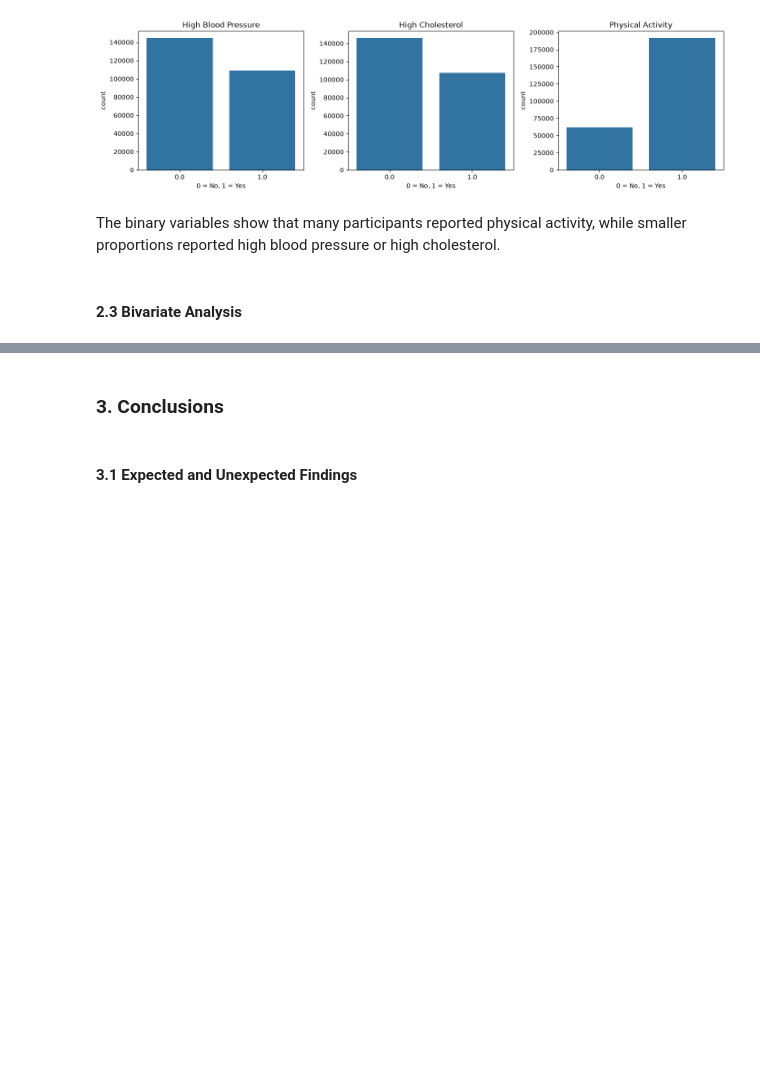
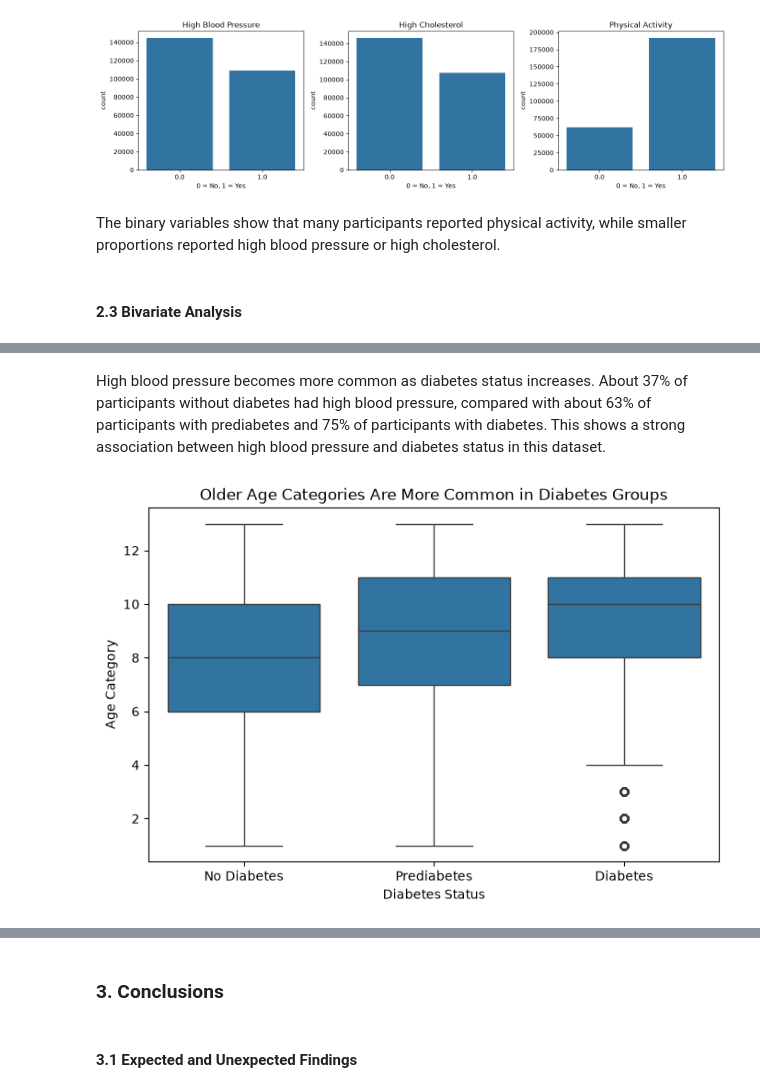
Before and after one commit to SOMLAW2/AI-for-Leaders-Module-B, a Jupyter notebook: Milestone3/Milestone3-Lawrence-Chisom.ipynb, the cells around one changed output, grey strips where cells are left out. Saved outputs shown, nothing was run; the diff lists cells and outputs as text; code cells hidden in the pictures; blank space fills up the shorter version.

```diff
--- a/Milestone3/Milestone3-Lawrence-Chisom.ipynb
+++ b/Milestone3/Milestone3-Lawrence-Chisom.ipynb
@@ -365,0 +463,24 @@ The binary variables show that many participants reported physical activity, whi
+# %% [markdown]
+High blood pressure becomes more common as diabetes status increases. About 37% of participants without diabetes had high blood pressure, compared with about 63% of participants with prediabetes and 75% of participants with diabetes. This shows a strong association between high blood pressure and diabetes status in this dataset.
+# %%
+# Compare age categories across diabetes groups
+plt.figure(figsize=(8, 5))
+
+sns.boxplot(
+    data=df,
+    x="Diabetes_012",
+    y="Age"
+)
+
+plt.title("Older Age Categories Are More Common in Diabetes Groups")
+plt.xlabel("Diabetes Status")
+plt.ylabel("Age Category")
+
+plt.xticks(
+    ticks=[0, 1, 2],
+    labels=["No Diabetes", "Prediabetes", "Diabetes"]
+)
+
+plt.show()
+# %% [output]
+[figure, added]
```
Also changed, not shown: parts of 15 cells of this notebook.
